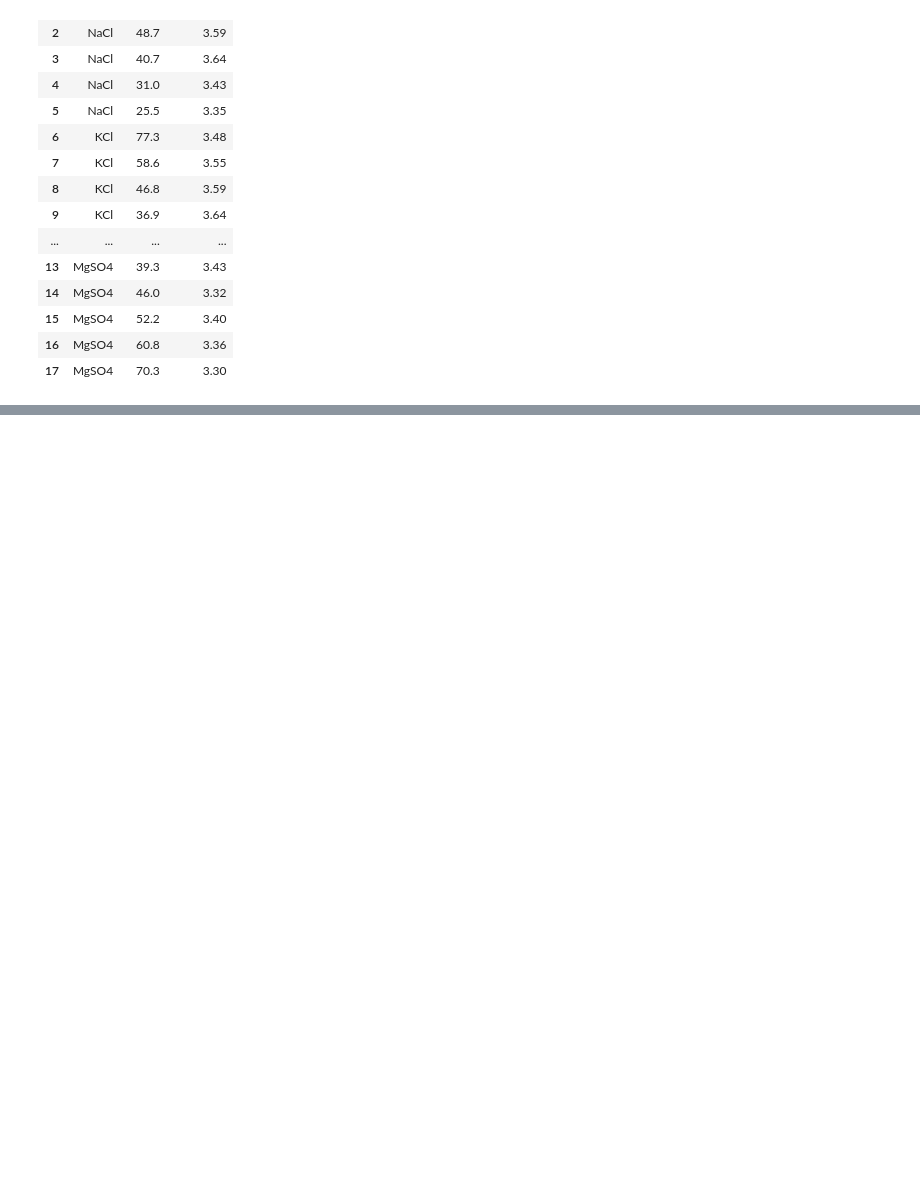
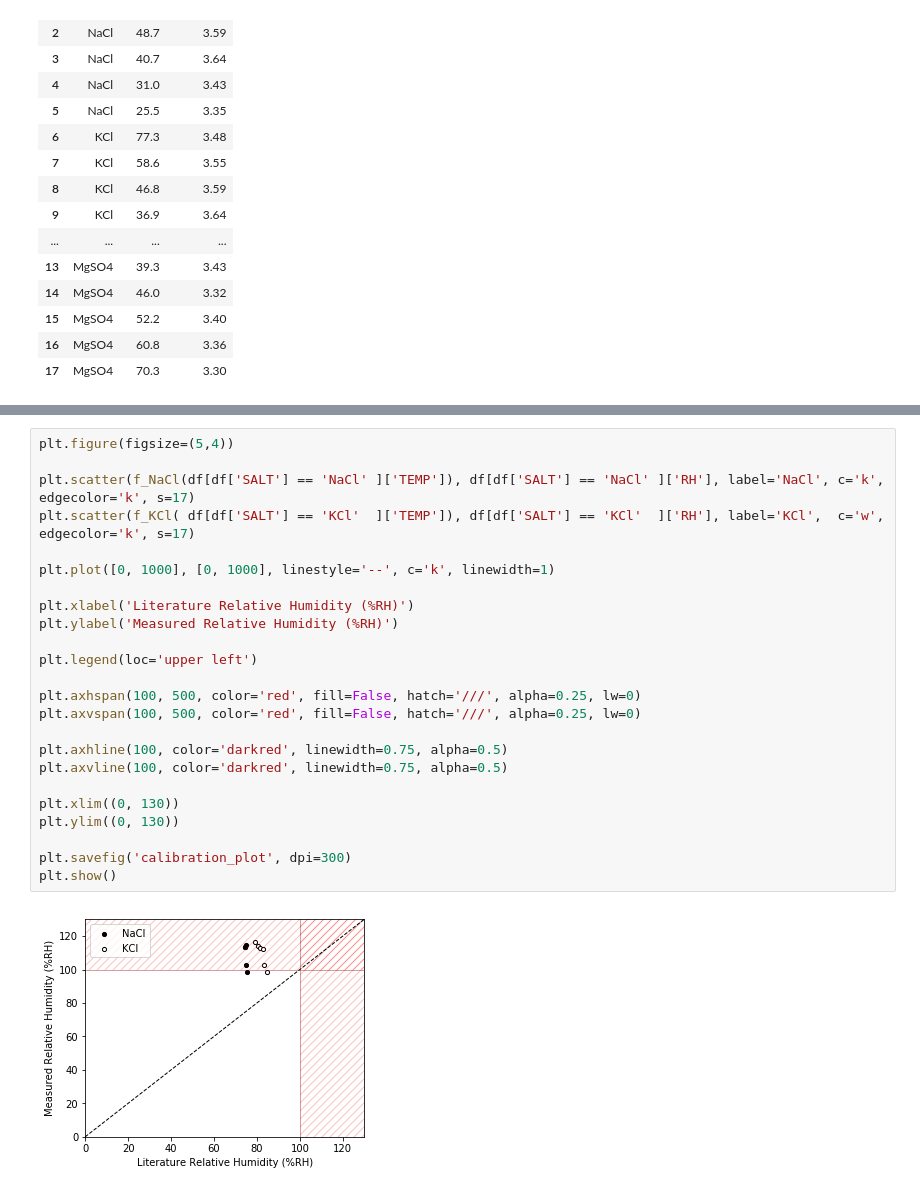
Before and after one commit to mmolter/ME303, a Jupyter notebook: Labs/Lab 3 - Humidity/analysis.ipynb, the cells around one changed output, grey strips where cells are left out. Saved outputs shown, nothing was run; the diff lists cells and outputs as text; blank space fills up the shorter version.

```diff
--- a/Labs/Lab 3 - Humidity/analysis.ipynb
+++ b/Labs/Lab 3 - Humidity/analysis.ipynb
@@ -53,0 +143,26 @@ plt.show()
+# %%
+plt.figure(figsize=(5,4))
+
+plt.scatter(f_NaCl(df[df['SALT'] == 'NaCl' ]['TEMP']), df[df['SALT'] == 'NaCl' ]['RH'], label='NaCl', c='k', edgecolor='k', s=17)
+plt.scatter(f_KCl( df[df['SALT'] == 'KCl'  ]['TEMP']), df[df['SALT'] == 'KCl'  ]['RH'], label='KCl',  c='w', edgecolor='k', s=17)
+
+plt.plot([0, 1000], [0, 1000], linestyle='--', c='k', linewidth=1)
+
+plt.xlabel('Literature Relative Humidity (%RH)')
+plt.ylabel('Measured Relative Humidity (%RH)')
+
+plt.legend(loc='upper left')
+
+plt.axhspan(100, 500, color='red', fill=False, hatch='///', alpha=0.25, lw=0)
+plt.axvspan(100, 500, color='red', fill=False, hatch='///', alpha=0.25, lw=0)
+
+plt.axhline(100, color='darkred', linewidth=0.75, alpha=0.5)
+plt.axvline(100, color='darkred', linewidth=0.75, alpha=0.5)
+
+plt.xlim((0, 130))
+plt.ylim((0, 130))
+
+plt.savefig('calibration_plot', dpi=300)
+plt.show()
+# %% [output]
+[figure, added]
```
Also changed, not shown: parts of 5 cells of this notebook, 6 other files.
